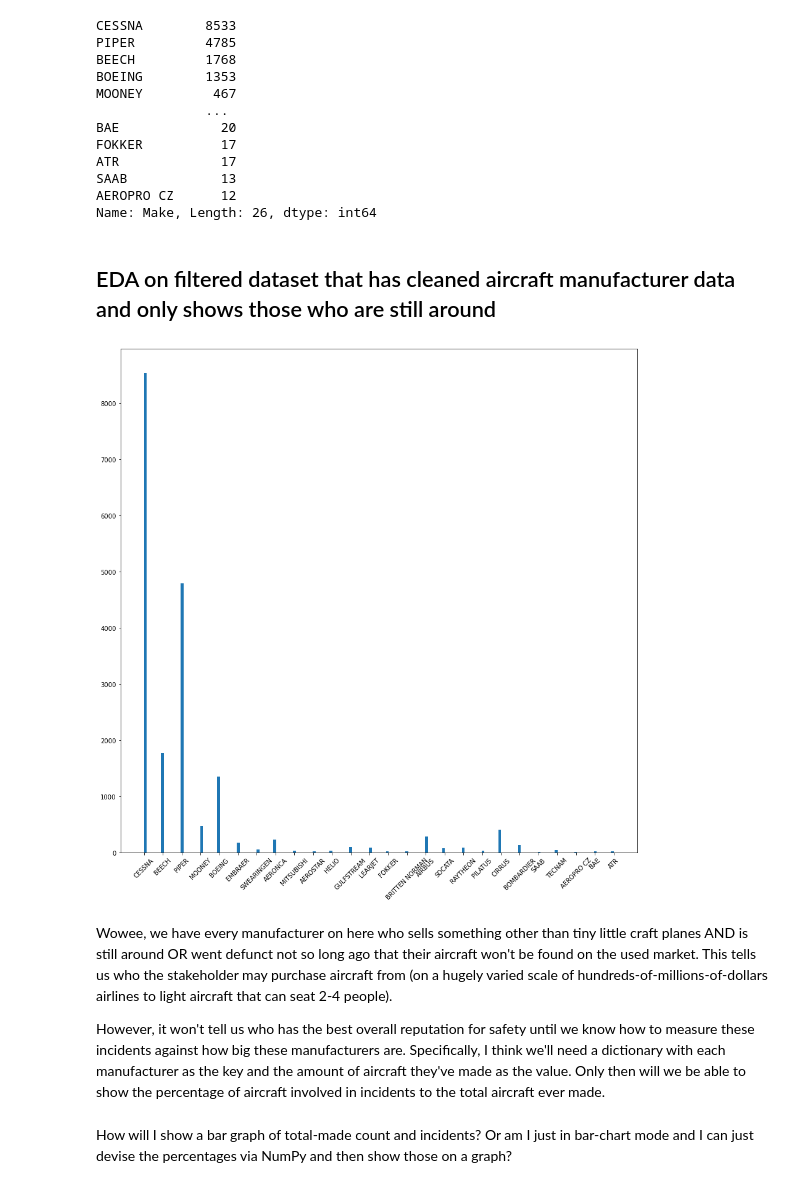
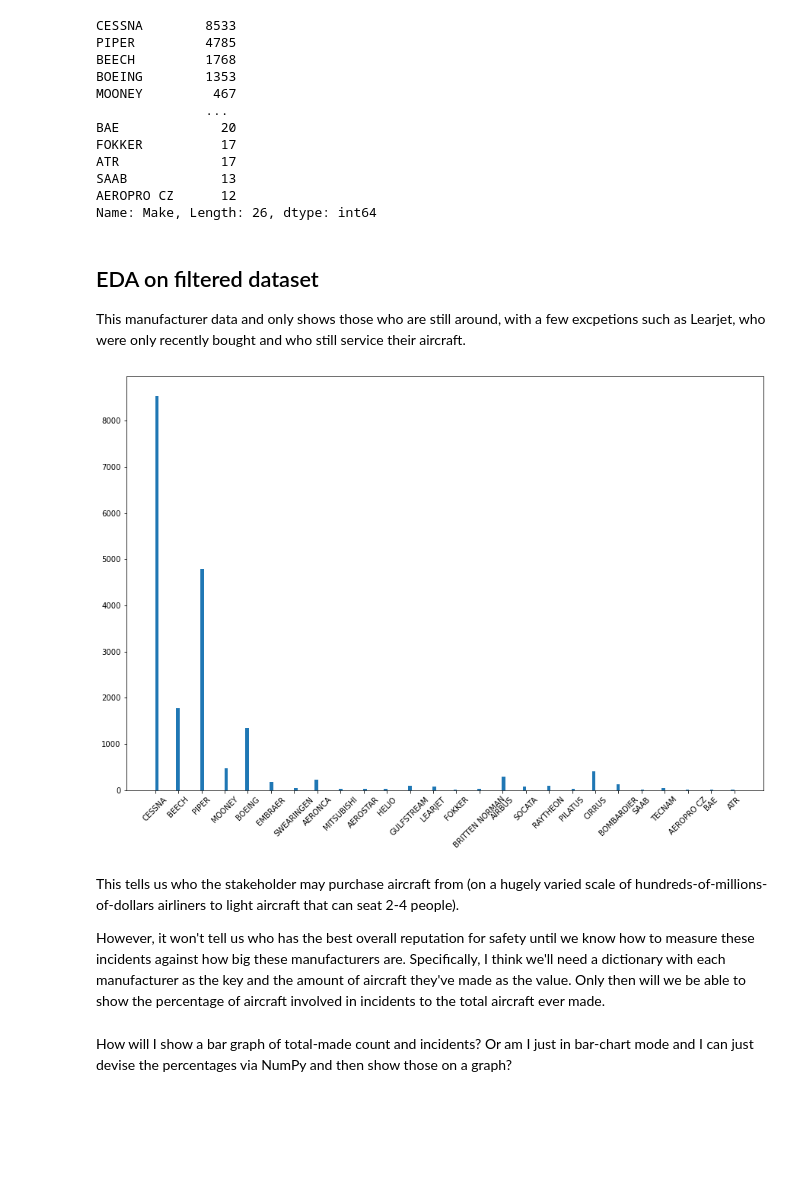
Before and after one commit to joeldmott/aviation-risk-project, a Jupyter notebook: Untitled.ipynb, the cells around one changed output. Cells and saved outputs as stored; diff of their text form; code cells hidden in the pictures; blank space fills up the shorter version.

```diff
--- a/Untitled.ipynb
+++ b/Untitled.ipynb
@@ -604,15 +582,17 @@ SAAB            13
 AEROPRO CZ      12
 Name: Make, Length: 26, dtype: int64
 # %% [markdown]
-## EDA on filtered dataset that has cleaned aircraft manufacturer data and only shows those who are still around
+## EDA on filtered dataset
+
+This manufacturer data and only shows those who are still around, with a few excpetions such as Learjet, who were only recently bought and who still service their aircraft.
 # %%
-fig, ax = plt.subplots(figsize=(15,15))
+fig, ax = plt.subplots(figsize=(15,10))
 ax.hist(rlm_df['Make'], bins='auto')
 plt.xticks(rotation=45);
 # %% [output]
-[figure, old version]
+[figure, new version]
 # %% [markdown]
-Wowee, we have every manufacturer on here who sells something other than tiny little craft planes AND is still around OR went defunct not so long ago that their aircraft won't be found on the used market. This tells us who the stakeholder may purchase aircraft from (on a hugely varied scale of hundreds-of-millions-of-dollars airlines to light aircraft that can seat 2-4 people).
+This tells us who the stakeholder may purchase aircraft from (on a hugely varied scale of hundreds-of-millions-of-dollars airliners to light aircraft that can seat 2-4 people).
 
 However, it won't tell us who has the best overall reputation for safety until we know how to measure these incidents against how big these manufacturers are. Specifically, I think we'll need a dictionary with each manufacturer as the key and the amount of aircraft they've made as the value. Only then will we be able to show the percentage of aircraft involved in incidents to the total aircraft ever made.
 # %% [markdown]
```
Also changed, not shown: parts of 66 cells of this notebook, 1 other file.
